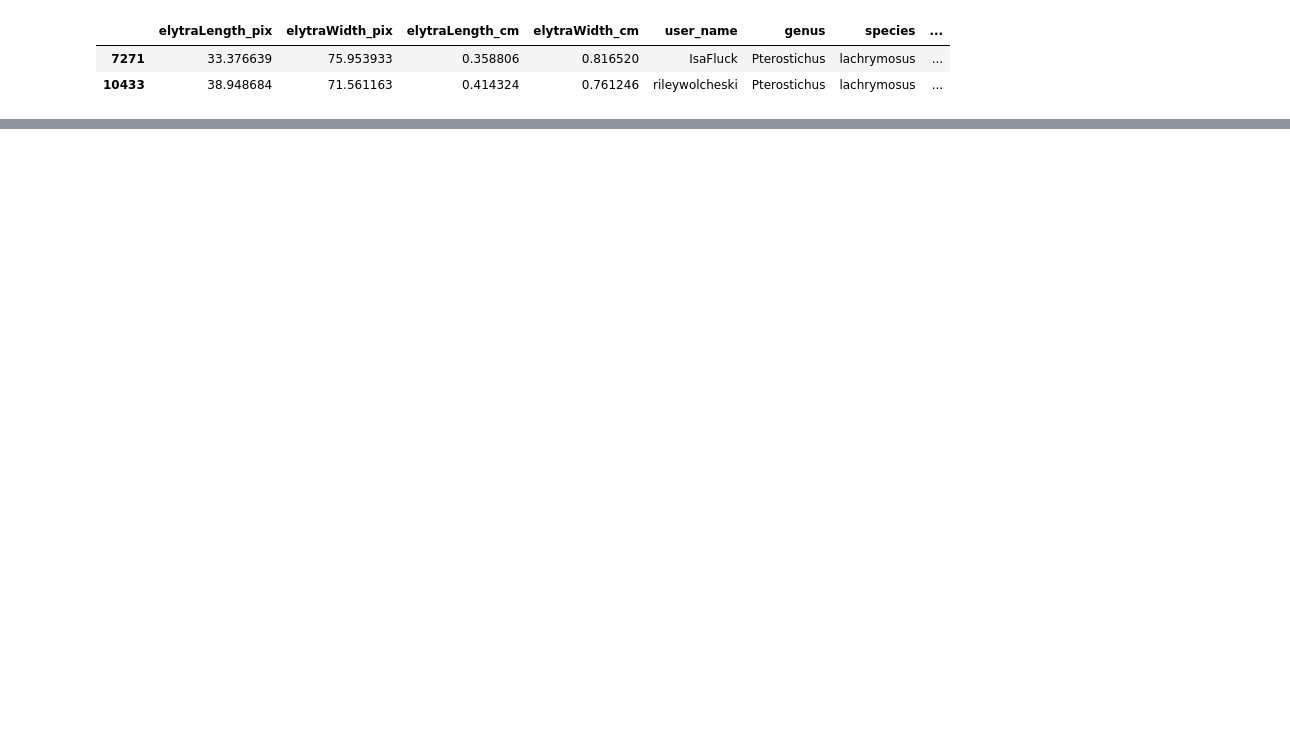
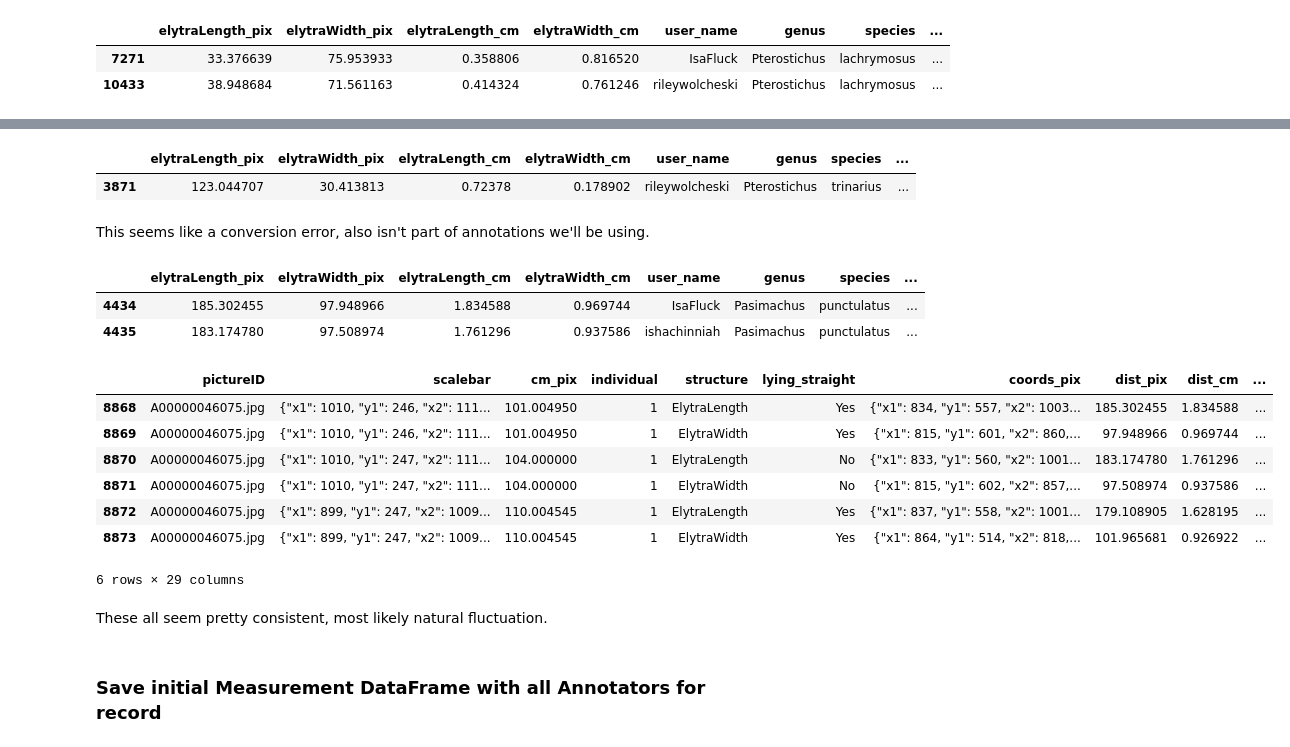
Before and after one commit to Imageomics/2018-NEON-beetles-processing, a Jupyter notebook: notebooks/EDA-0-2.ipynb, the cells around one changed output, grey strips where cells are left out. Cells and saved outputs as stored; diff of their text form; code cells hidden in the pictures; blank space fills up the shorter version.

```diff
--- a/notebooks/EDA-0-2.ipynb
+++ b/notebooks/EDA-0-2.ipynb
@@ -353,0 +393,28 @@ df_meas.loc[df_meas["outliers"]]
+# %%
+df_meas.loc[(df_meas["elytraLength_cm"] > .7) & (df_meas["elytraWidth_cm"] < .2)]
+# %% [output]
+|  | elytraLength_pix | elytraWidth_pix | elytraLength_cm | elytraWidth_cm | user_name | genus | species | ... |
+| 3871 | 123.044707 | 30.413813 | 0.72378 | 0.178902 | rileywolcheski | Pterostichus | trinarius | ... |
+# %% [markdown]
+This seems like a conversion error, also isn't part of annotations we'll be using.
+# %%
+df_meas.loc[(df_meas["elytraLength_cm"] > 1.7) & (df_meas["elytraWidth_cm"] < 1)]
+# %% [output]
+|  | elytraLength_pix | elytraWidth_pix | elytraLength_cm | elytraWidth_cm | user_name | genus | species | ... |
+| 4434 | 185.302455 | 97.948966 | 1.834588 | 0.969744 | IsaFluck | Pasimachus | punctulatus | ... |
+| 4435 | 183.174780 | 97.508974 | 1.761296 | 0.937586 | ishachinniah | Pasimachus | punctulatus | ... |
+# %%
+df.loc[df["individualID"] == "A00000046075_1"]
+# %% [output]
+|  | pictureID | scalebar | cm_pix | individual | structure | lying_straight | coords_pix | dist_pix | dist_cm | ... |
+| 8868 | A00000046075.jpg | {"x1": 1010, "y1": 246, "x2": 111... | 101.004950 | 1 | ElytraLength | Yes | {"x1": 834, "y1": 557, "x2": 1003... | 185.302455 | 1.834588 | ... |
+| 8869 | A00000046075.jpg | {"x1": 1010, "y1": 246, "x2": 111... | 101.004950 | 1 | ElytraWidth | Yes | {"x1": 815, "y1": 601, "x2": 860,... | 97.948966 | 0.969744 | ... |
+| 8870 | A00000046075.jpg | {"x1": 1010, "y1": 247, "x2": 111... | 104.000000 | 1 | ElytraLength | No | {"x1": 833, "y1": 560, "x2": 1001... | 183.174780 | 1.761296 | ... |
+| 8871 | A00000046075.jpg | {"x1": 1010, "y1": 247, "x2": 111... | 104.000000 | 1 | ElytraWidth | No | {"x1": 815, "y1": 602, "x2": 857,... | 97.508974 | 0.937586 | ... |
+| 8872 | A00000046075.jpg | {"x1": 899, "y1": 247, "x2": 1009... | 110.004545 | 1 | ElytraLength | Yes | {"x1": 837, "y1": 558, "x2": 1001... | 179.108905 | 1.628195 | ... |
+| 8873 | A00000046075.jpg | {"x1": 899, "y1": 247, "x2": 1009... | 110.004545 | 1 | ElytraWidth | Yes | {"x1": 864, "y1": 514, "x2": 818,... | 101.965681 | 0.926922 | ... |
+6 rows × 29 columns
+# %% [markdown]
+These all seem pretty consistent, most likely natural fluctuation.
+# %% [markdown]
+### Save initial Measurement DataFrame with all Annotators for record
```
Also changed, not shown: parts of 25 cells of this notebook, 1 other file.
